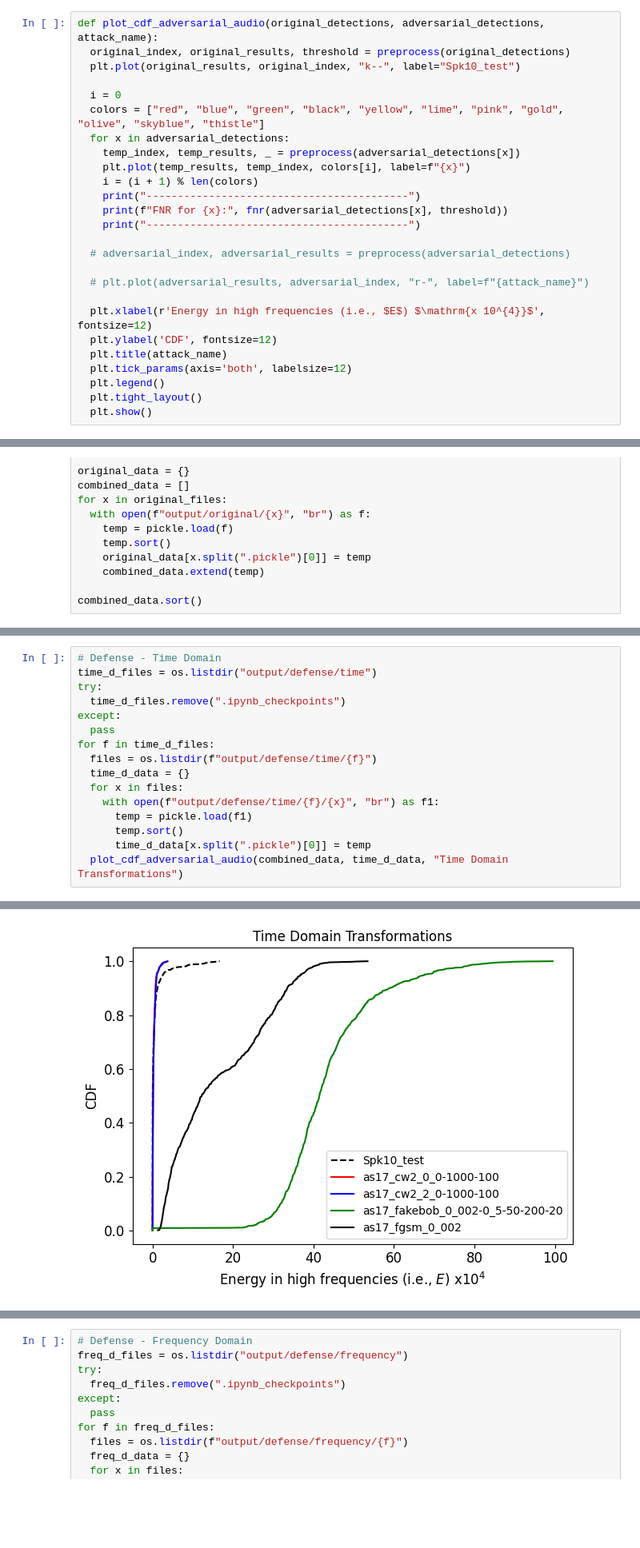
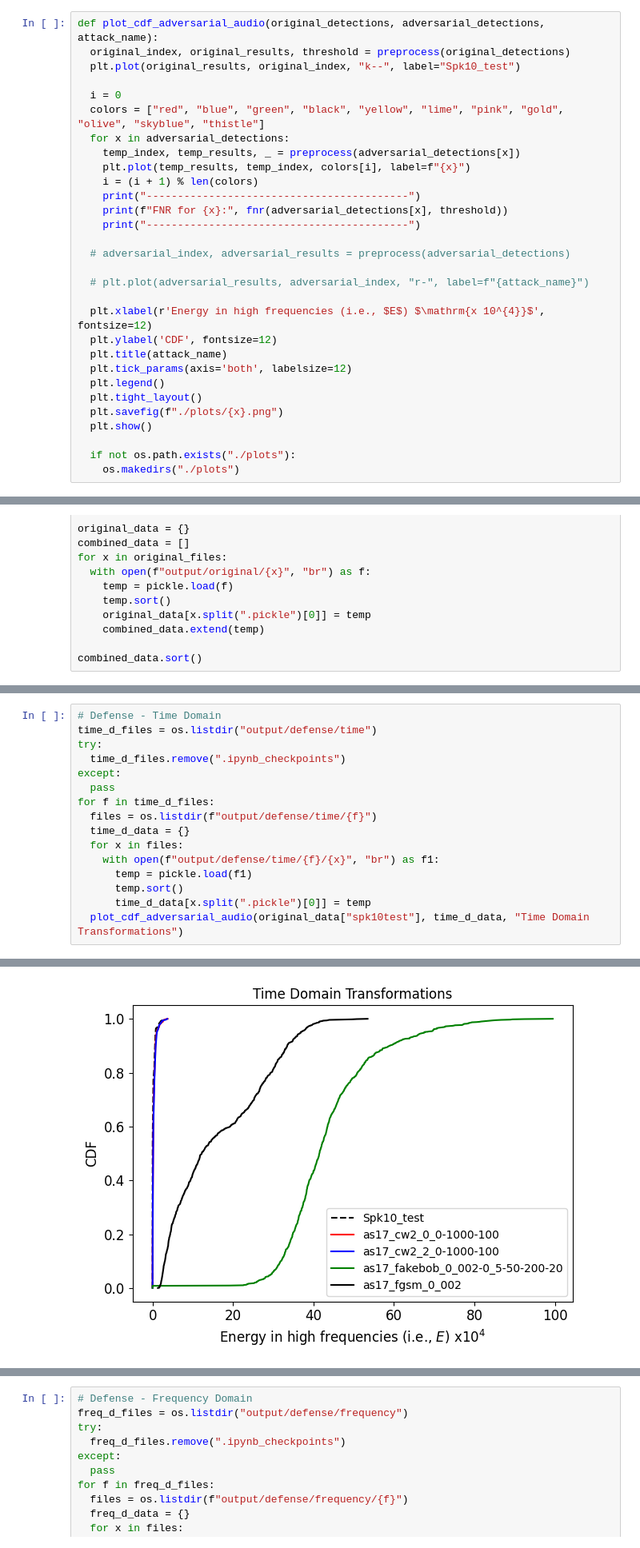
Before and after one commit to sanchitd9/speakerguard, a Jupyter notebook: sanchit/cdf.ipynb, the cells around one changed output, grey strips where cells are left out. Shown at 80% size. Saved outputs shown, nothing was run; the diff lists cells and outputs as text; blank space fills up the shorter version.

```diff
--- a/sanchit/cdf.ipynb
+++ b/sanchit/cdf.ipynb
@@ -65,7 +65,11 @@ def plot_cdf_adversarial_audio(original_detections, adversarial_detections, atta
   plt.tick_params(axis='both', labelsize=12)
   plt.legend()
   plt.tight_layout()
+  plt.savefig(f"./plots/{x}.png")
   plt.show()
+
+  if not os.path.exists("./plots"):
+    os.makedirs("./plots")
 # %%
 # Original Audios
 original_files = os.listdir(os.path.join("output", "original"))
@@ -244,5 +250,5 @@ for f in time_d_files:
       temp = pickle.load(f1)
       temp.sort()
       time_d_data[x.split(".pickle")[0]] = temp
-  plot_cdf_adversarial_audio(combined_data, time_d_data, "Time Domain Transformations")
+  plot_cdf_adversarial_audio(original_data["spk10test"], time_d_data, "Time Domain Transformations")
 # %% [output]
@@ -265,2 +271,2 @@ FNR for as17_fgsm_0_002: 28.799999999999997
 ------------------------------------------
-[figure, old version]
+[figure, new version]
```
Also changed, not shown: parts of 2 cells of this notebook, 22 other files.
